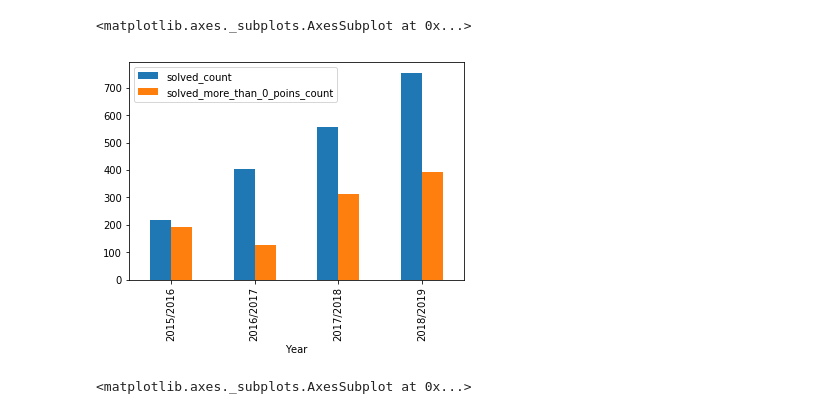
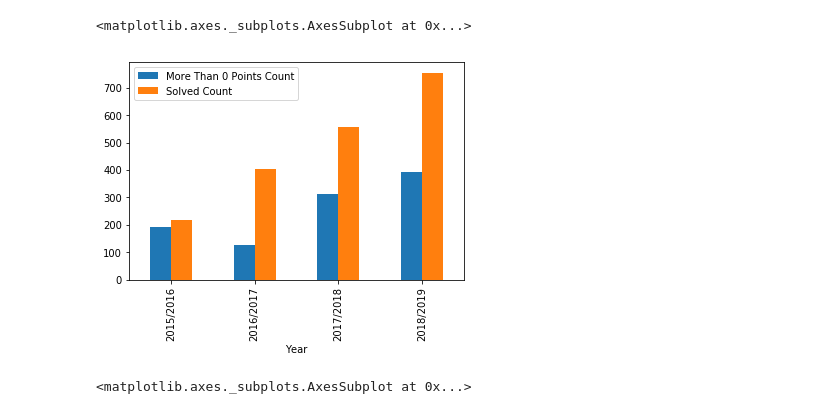
Before and after one commit to fi-ksi/dashboard-alpha, a Jupyter notebook: notebooks/years.ipynb, the cells around one changed output. Saved outputs shown, nothing was run; the diff lists cells and outputs as text; code cells hidden in the pictures.

```diff
--- a/notebooks/years.ipynb
+++ b/notebooks/years.ipynb
@@ -18,29 +18,29 @@ import model
 # %%
 per_module = util.task.points_per_module_all_years().subquery()
 
 per_user = session.query(
     model.Year,
     model.User,
     func.sum(per_module.c.points).label("total_score"),
 ).\
     join(per_module, model.Year.id == per_module.c.year_id).\
     join(model.User, model.User.id == per_module.c.user_id).\
     filter(model.User.role == 'participant').\
     group_by('year_id', model.User).all()
 
 df = pd.DataFrame(per_user).groupby('Year')
 fdf = pd.DataFrame(per_user)
 fdf = fdf[fdf['total_score'] > 0].groupby('Year')
 
-per_year = pd.DataFrame(OrderedDict(
-    solved_count=df.total_score.count(),
-    solved_more_than_0_poins_count=fdf.total_score.count(),
-))
+per_year = pd.DataFrame({
+    'Solved Count': df.total_score.count(),
+    'More Than 0 Points Count': fdf.total_score.count(),
+})
 
 per_year.plot.bar()
 # %% [output]
 <matplotlib.axes._subplots.AxesSubplot at 0x...>
-[figure, old version]
+[figure, new version]
 # %%
 max_points_per_year = util.task.max_points_per_year(bonus=False)
 
```
Also changed, not shown: 1 other file.
